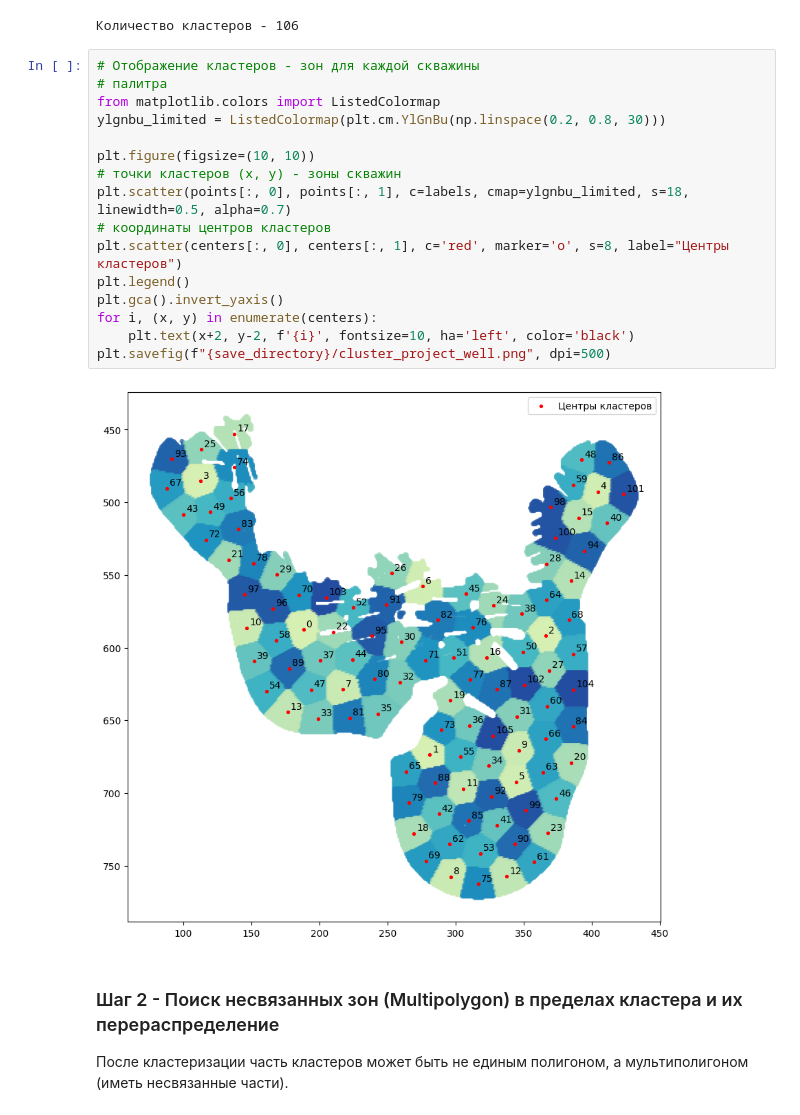
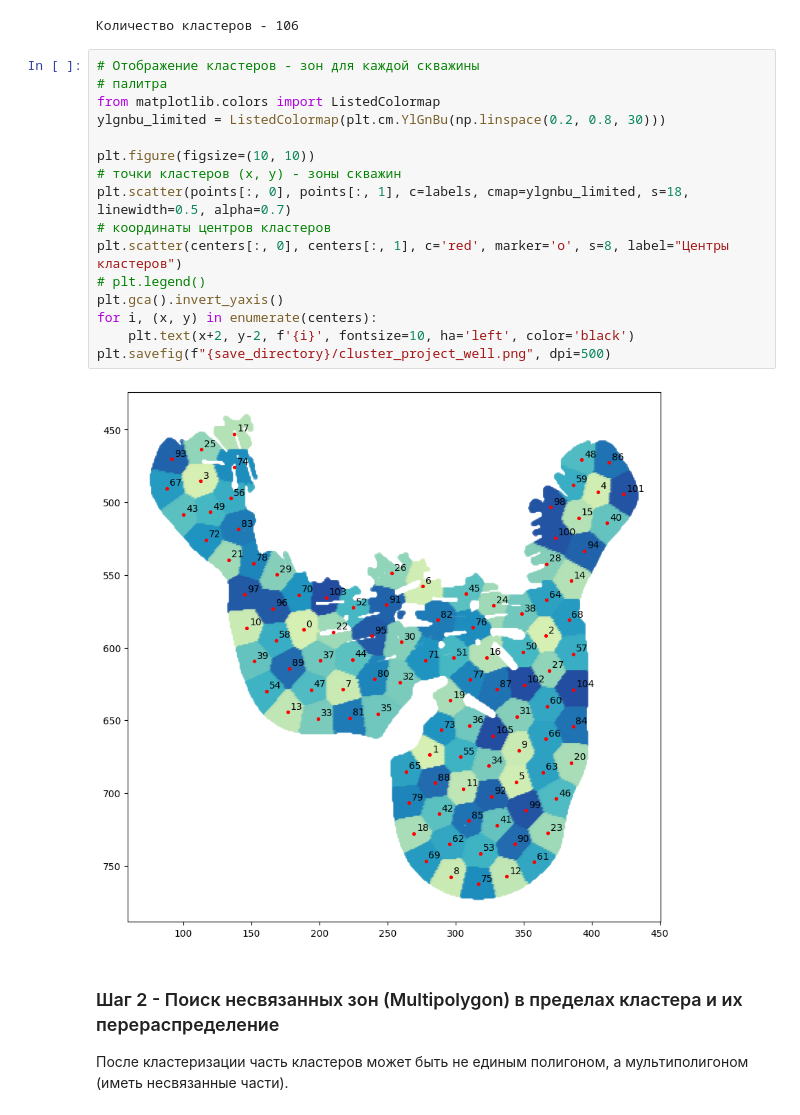
Before and after one commit to Alina-Murzakova/Init_project_wells, a Jupyter notebook: init_project_wells_position.ipynb, the cells around one changed output. Saved outputs shown, nothing was run; the diff lists cells and outputs as text.

```diff
--- a/init_project_wells_position.ipynb
+++ b/init_project_wells_position.ipynb
@@ -151,21 +151,21 @@ print(f'Количество кластеров - {len(centers)}')
 # %%
 # Отображение кластеров - зон для каждой скважины
 # палитра
 from matplotlib.colors import ListedColormap
 ylgnbu_limited = ListedColormap(plt.cm.YlGnBu(np.linspace(0.2, 0.8, 30)))
 
 plt.figure(figsize=(10, 10))
 # точки кластеров (x, y) - зоны скважин
 plt.scatter(points[:, 0], points[:, 1], c=labels, cmap=ylgnbu_limited, s=18, linewidth=0.5, alpha=0.7)
 # координаты центров кластеров
 plt.scatter(centers[:, 0], centers[:, 1], c='red', marker='o', s=8, label="Центры кластеров")
-plt.legend()
+# plt.legend()
 plt.gca().invert_yaxis()
 for i, (x, y) in enumerate(centers):
     plt.text(x+2, y-2, f'{i}', fontsize=10, ha='left', color='black')
 plt.savefig(f"{save_directory}/cluster_project_well.png", dpi=500)
 # %% [output]
-[figure, old version]
+[figure, new version]
 # %% [markdown]
 ### Шаг 2 - Поиск несвязанных зон (Multipolygon) в пределах кластера и их перераспределение
 После кластеризации часть кластеров может быть не единым полигоном, а мультиполигоном (иметь несвязанные части).
```
Also changed, not shown: parts of 3 cells of this notebook, 6 other files.
